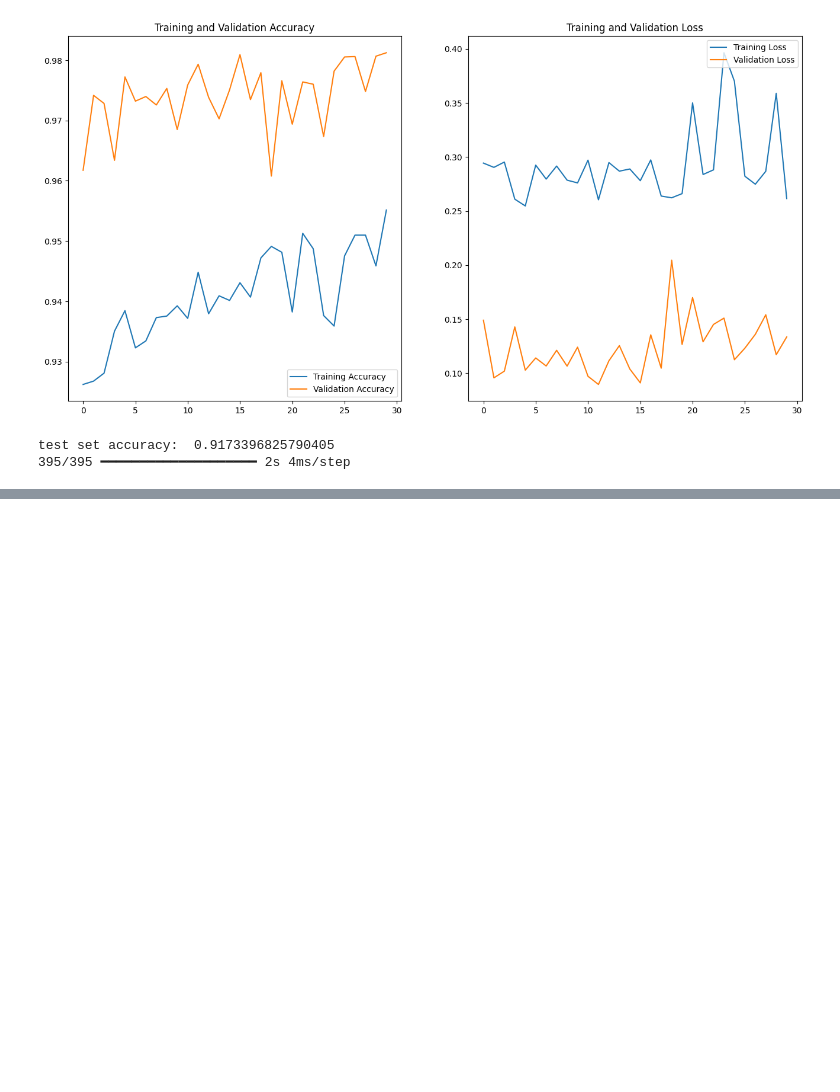
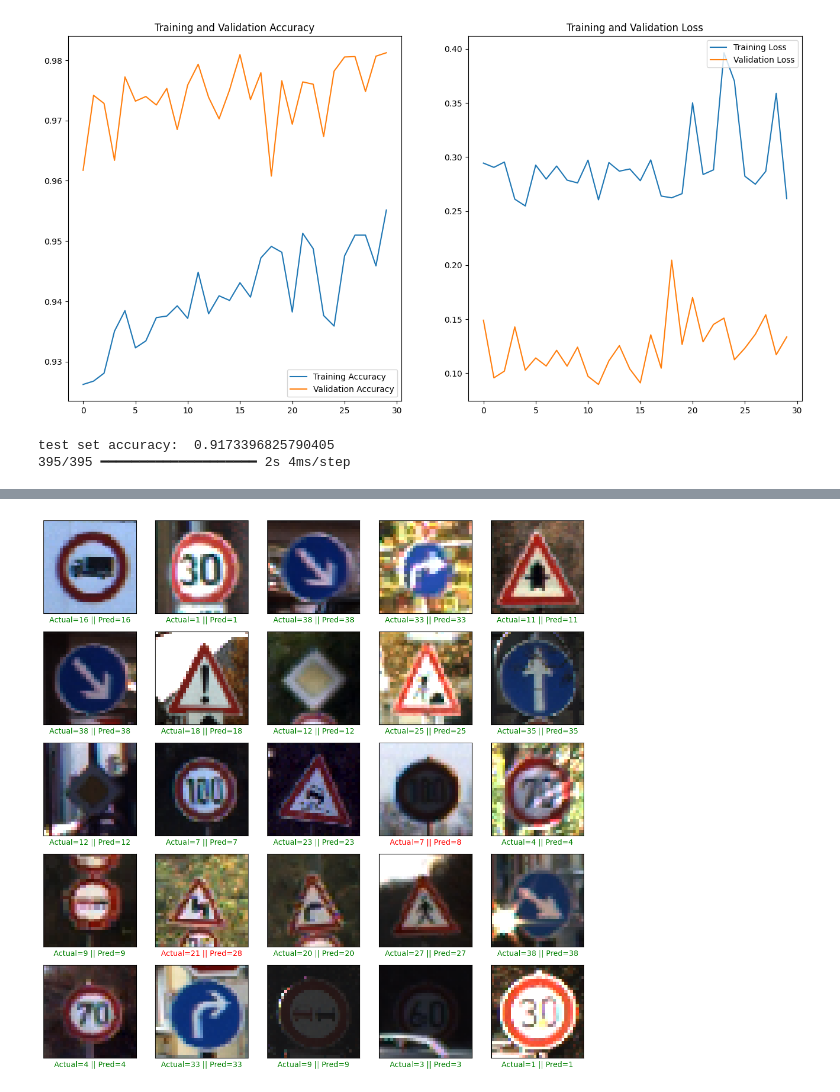
Before and after one commit to develjsh/ai-playground, a Jupyter notebook: 02_traffic_sign_classifier/02_traffic_sign_classifier.ipynb, the cells around one changed output, grey strips where cells are left out. Saved outputs shown, nothing was run; the diff lists cells and outputs as text; code cells hidden in the pictures; blank space fills up the shorter version.

```diff
--- a/02_traffic_sign_classifier/02_traffic_sign_classifier.ipynb
+++ b/02_traffic_sign_classifier/02_traffic_sign_classifier.ipynb
@@ -444,3 +442,24 @@ Epoch 30/30
 [figure]
 test set accuracy:  0.9173396825790405
 395/395 ━━━━━━━━━━━━━━━━━━━━ 2s 4ms/step
+# %%
+test_prediction = np.argmax(model.predict(x_test), axis=-1)
+
+# predict결과를 시각화해본다.
+plt.figure(figsize = (13, 13))
+
+start_index = 0
+for i in range(25):
+    plt.subplot(5, 5, i + 1)
+    plt.grid(False)
+    plt.xticks([])
+    plt.yticks([])
+    prediction = test_prediction[start_index + i]
+    actual = y_test[start_index + i]
+    col = 'g'
+    if prediction != actual:
+        col = 'r'
+    plt.xlabel('Actual={} || Pred={}'.format(actual, prediction), color = col)
+    plt.imshow(array_to_img(x_test[start_index + i]))
+plt.show()
+# %% [output]
@@ -446,0 +467 @@ test set accuracy:  0.9173396825790405
+[figure, added]
```
Also changed, not shown: parts of 6 cells of this notebook.
